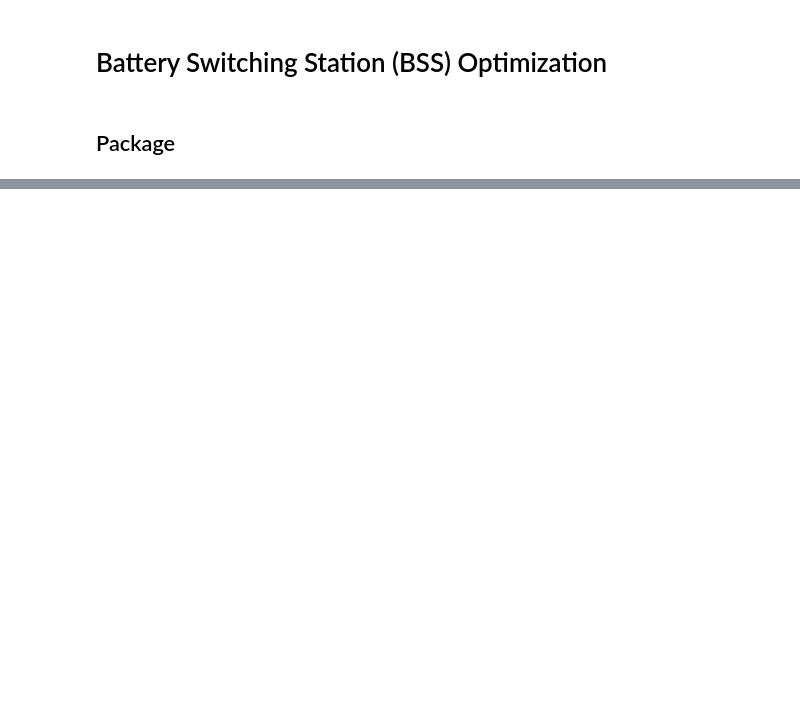
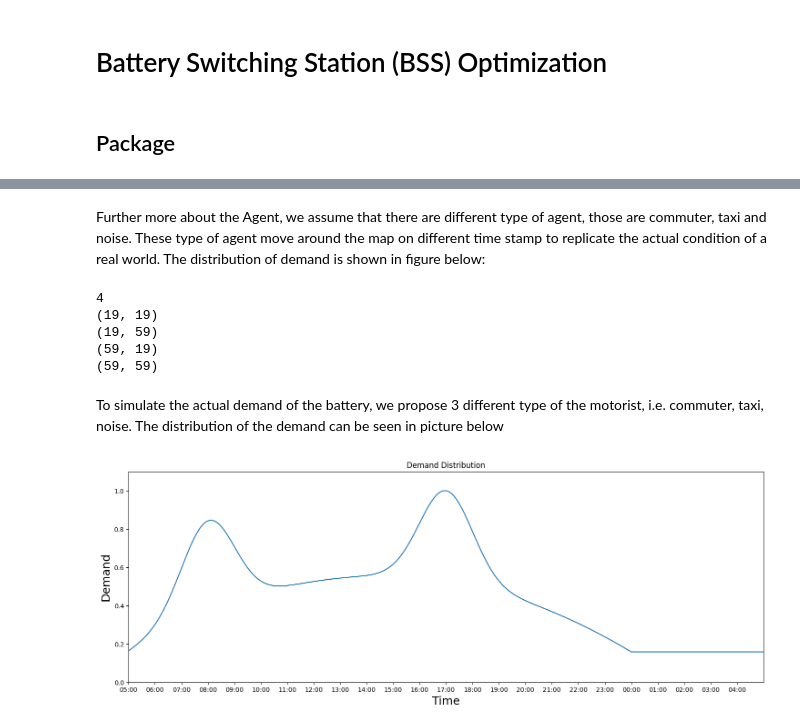
Before and after one commit to lakubis/LionIsACat, a Jupyter notebook: Felix_Learn/ev_optimization.ipynb, the cells around one changed output, grey strips where cells are left out. Drawn from its saved outputs; the diff is of its cells as text; code cells hidden in the pictures; blank space fills up the shorter version.

```diff
--- a/Felix_Learn/ev_optimization.ipynb
+++ b/Felix_Learn/ev_optimization.ipynb
@@ -26,3 +26,5 @@ Parameters can be divided according to components in the Model:
+# %% [markdown]
+Further more about the Agent, we assume that there are different type of agent, those are commuter, taxi and noise. These type of agent move around the map on different time stamp to replicate the actual condition of a real world. The distribution of demand is shown in figure below:
 # %%
 map_width = 80
 map_height = 80
@@ -35,17 +37,30 @@ num_of_motorist = [30,25,10]
 inv_size = 12
 cp_size = 4
 
-model = switching_model(num_of_motorist,
-                        num_of_stations=4,
-                        inv_size=inv_size,
-                        cp_size= cp_size,
-                        width=map_width,
-                        height=map_height,
-                        moore=moore,
+model = switching_model(num_of_motorist = num_of_motorist,
+                        num_of_stations = 4,
+                        inv_size = inv_size,
+                        cp_size = cp_size,
+                        width = map_width,
+                        height = map_height,
+                        moore = moore,
                         configuration="less")
 #Dalam menit
 days = 30
 num_of_step = days*24*60
-#num_of_step = 100
 for i in range(num_of_step):
     model.step()
+# %% [output]
+4
+(19, 19)
+(19, 59)
+(59, 19)
+(59, 59)
+# %% [markdown]
+To simulate the actual demand of the battery, we propose 3 different type of the motorist, i.e. commuter, taxi, noise. The distribution of the demand can be seen in picture below
+# %%
+model.draw_prob_des()
+plt.title('Demand Distribution')
+plt.show()
+# %% [output]
+[figure, added]
```
Also changed, not shown: parts of 15 cells of this notebook.
